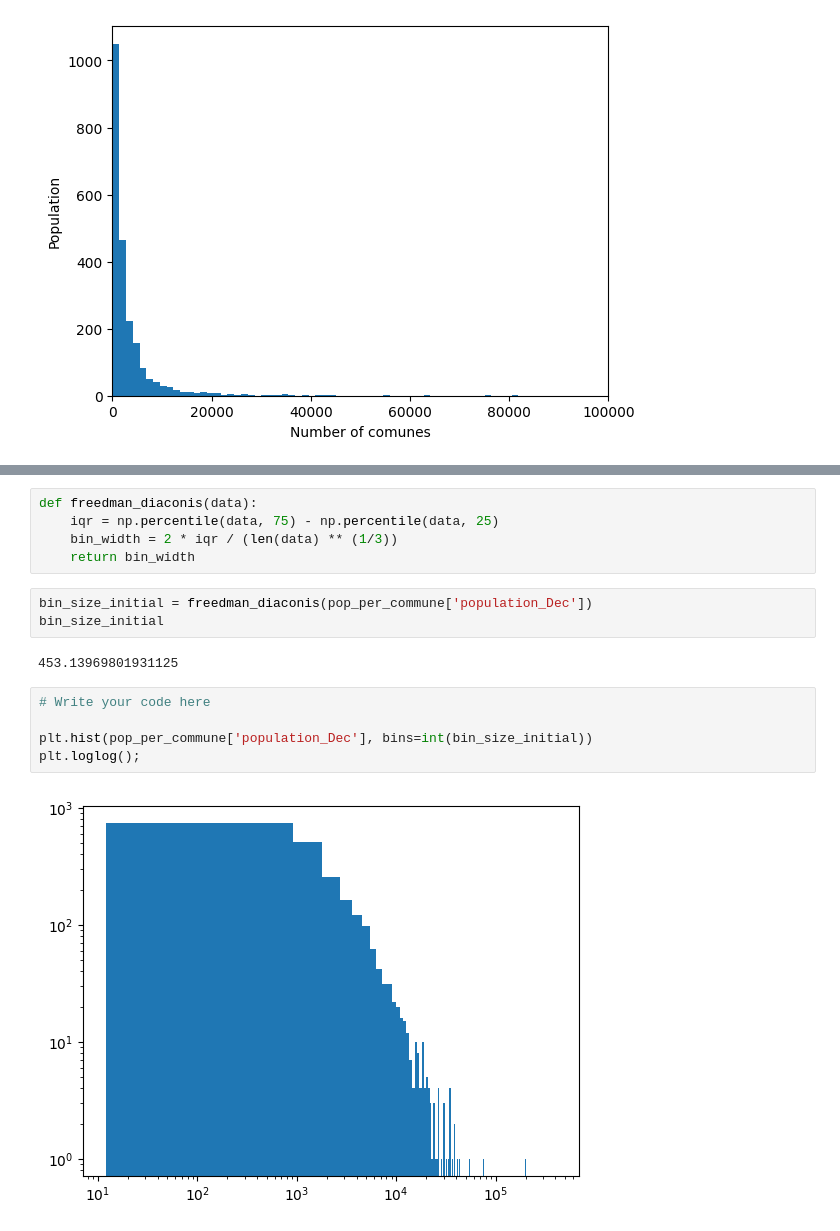
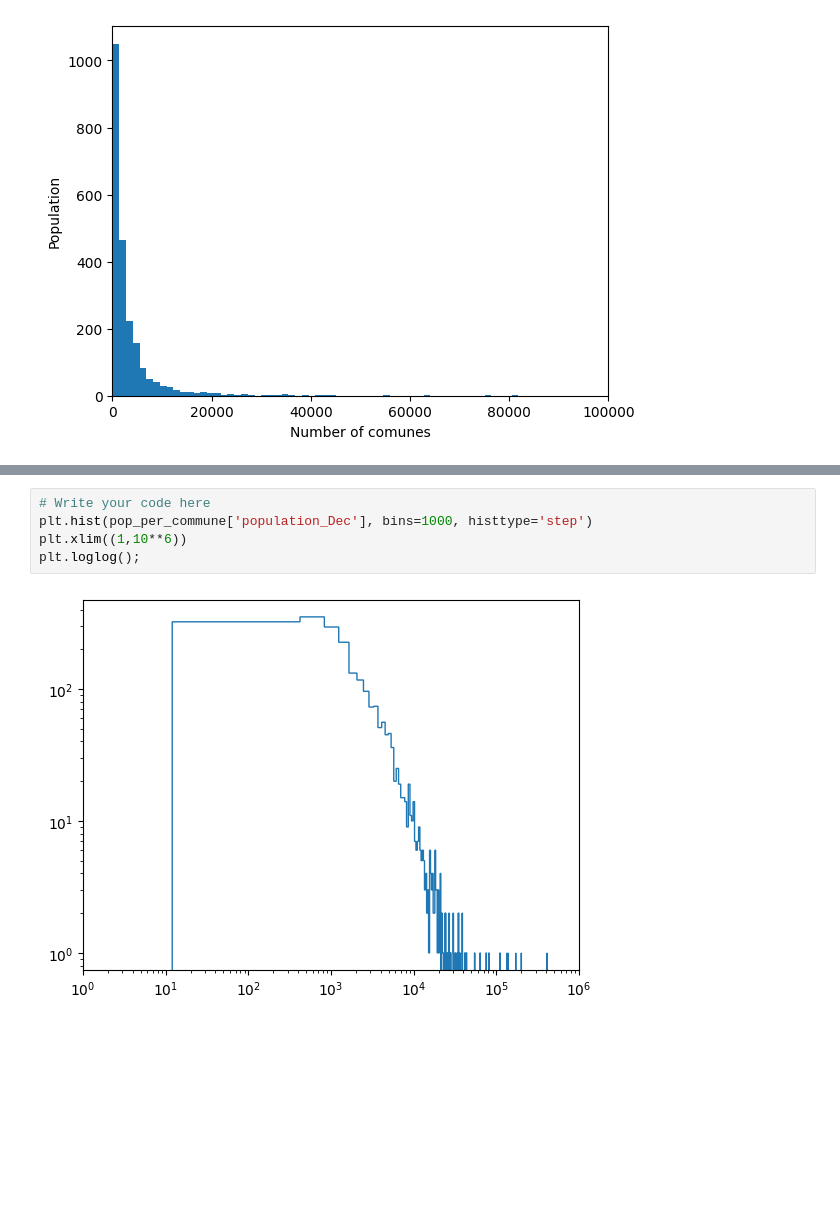
Before and after one commit to roduit/2023, a Jupyter notebook: Exercises/02 - Data viz and data from the web/Becoming a DataVizard exercise.ipynb, the cells around one changed output, grey strips where cells are left out. Cells and saved outputs as stored; diff of their text form; blank space fills up the shorter version.

```diff
--- a/Exercises/02 - Data viz and data from the web/Becoming a DataVizard exercise.ipynb
+++ b/Exercises/02 - Data viz and data from the web/Becoming a DataVizard exercise.ipynb
@@ -326,20 +338,10 @@ __3.B__ The figure below represents 4 types of histogram. At this stage, your di
 <img src="plaw.png" style="width: 600px;" align="left">
 
 The figure is extracted from [this paper](https://arxiv.org/pdf/cond-mat/0412004.pdf) that contains more information about this family of distributions.
-# %%
-def freedman_diaconis(data):
-    iqr = np.percentile(data, 75) - np.percentile(data, 25)
-    bin_width = 2 * iqr / (len(data) ** (1/3))
-    return bin_width
-# %%
-bin_size_initial = freedman_diaconis(pop_per_commune['population_Dec'])
-bin_size_initial
-# %% [output]
-453.13969801931125
 # %%
 # Write your code here
-
-plt.hist(pop_per_commune['population_Dec'], bins=int(bin_size_initial))
+plt.hist(pop_per_commune['population_Dec'], bins=1000, histtype='step')
+plt.xlim((1,10**6))
 plt.loglog();
 # %% [output]
-[figure, old version]
+[figure, new version]
```
Also changed, not shown: parts of 7 cells of this notebook.
